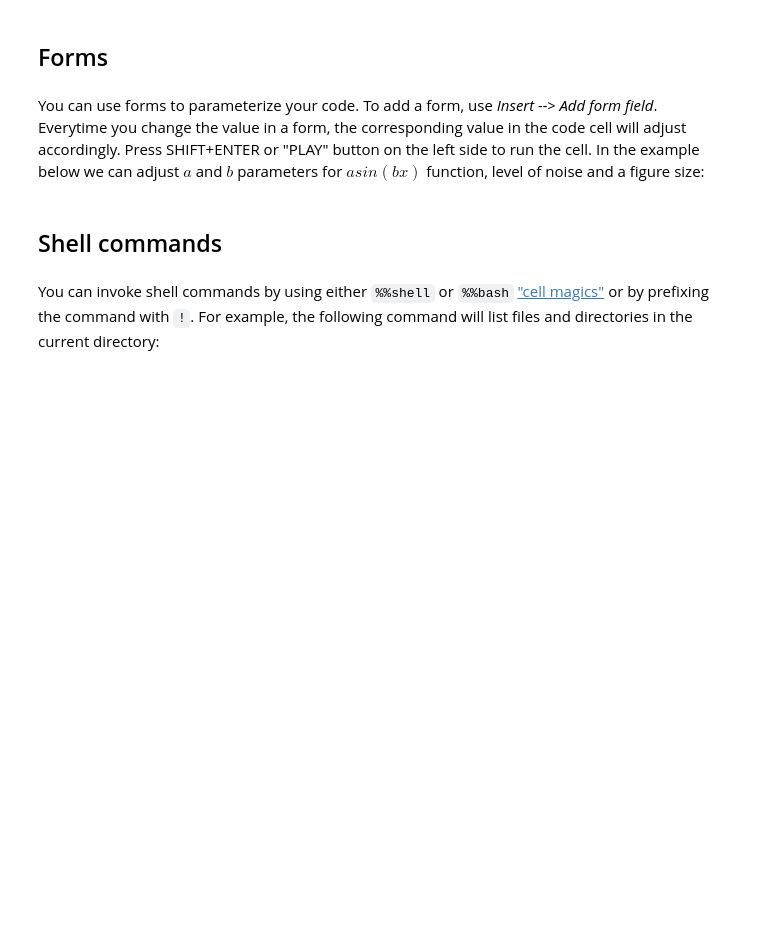
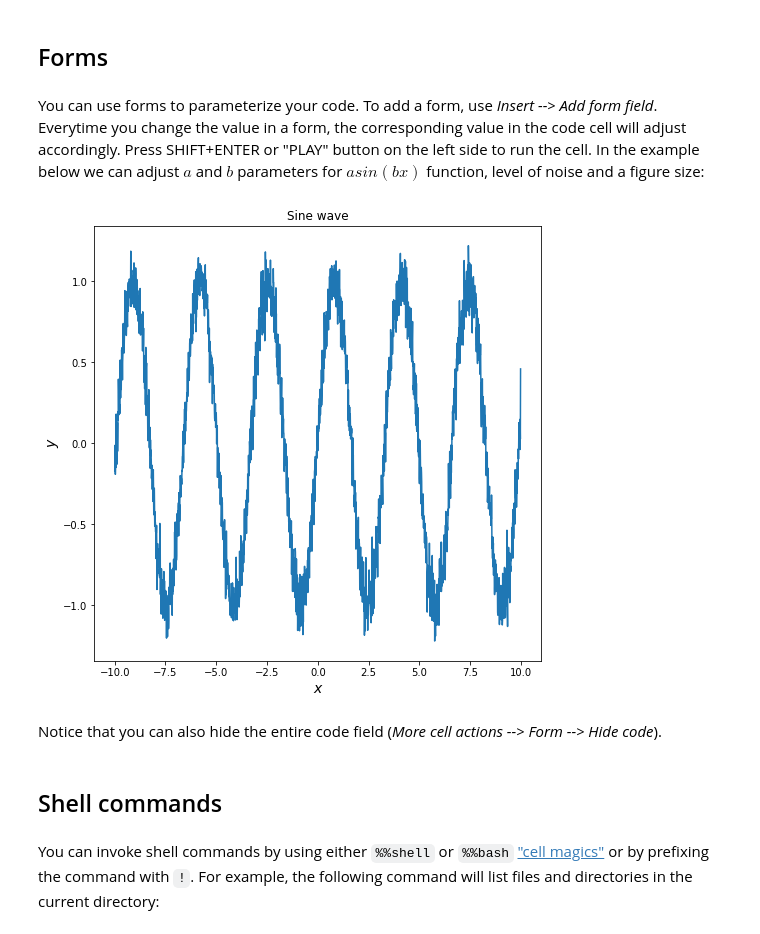
Before and after one commit to ziatdinovmax/AICrystallographer, a Jupyter notebook: Tutorials/ColabNotebooks_BasicOperations.ipynb, the cells around one changed output. Drawn from its saved outputs; the diff is of its cells as text; code cells hidden in the pictures; blank space fills up the shorter version.

```diff
--- a/Tutorials/ColabNotebooks_BasicOperations.ipynb
+++ b/Tutorials/ColabNotebooks_BasicOperations.ipynb
@@ -82,20 +94,25 @@ Text(0.5, 0, 'x (rad)')
 # %% [markdown]
 You can use forms to parameterize your code. To add a form, use *Insert --> Add form field*.  Everytime you change the value in a form, the corresponding value in the code cell will adjust accordingly. Press SHIFT+ENTER or "PLAY" button on the left side to run the cell. In the example below we can adjust $a$ and $b$ parameters for $a sin(bx)$ function, level of noise and a figure size:
 # %%
-#@title Function asin(bx) parameters and figure size
+#@title _y=asin(bx+c)_ parameters, noise level and figure size
 a = 1 #@param {type:"slider", min:0.5, max:5, step:0.1}
 b = 1.9 #@param {type:"slider", min:0.5, max:5, step:0.1}
+c = 0 #@param {type: "slider", min:0, max:5, step:0.1}
 noise = 0.1 #@param {type:"slider", min:0, max:1, step:0.1}
 fig_size = 8 #@param {type:"slider", min:4, max:10, step:1}
 
 x = np.arange(-10, 10, 0.01)
-y_sin = a*np.sin(b*x) + noise*np.random.normal(size=x.shape)
+y_sin = a*np.sin(b*x) + c + noise*np.random.normal(size=x.shape)
 plt.figure(figsize=(fig_size, fig_size))
 plt.plot(x, y_sin)
 plt.xlabel('x', fontsize=14, style='italic')
 plt.ylabel('y', fontsize=14, style='italic')
 plt.title('Sine wave')
 plt.show()
+# %% [output]
+[figure, added]
+# %% [markdown]
+Notice that you can also hide the entire code field (*More cell actions --> Form --> Hide code*).
 # %% [markdown]
 ## Shell commands
 # %% [markdown]
```
Also changed, not shown: parts of 13 cells of this notebook.
